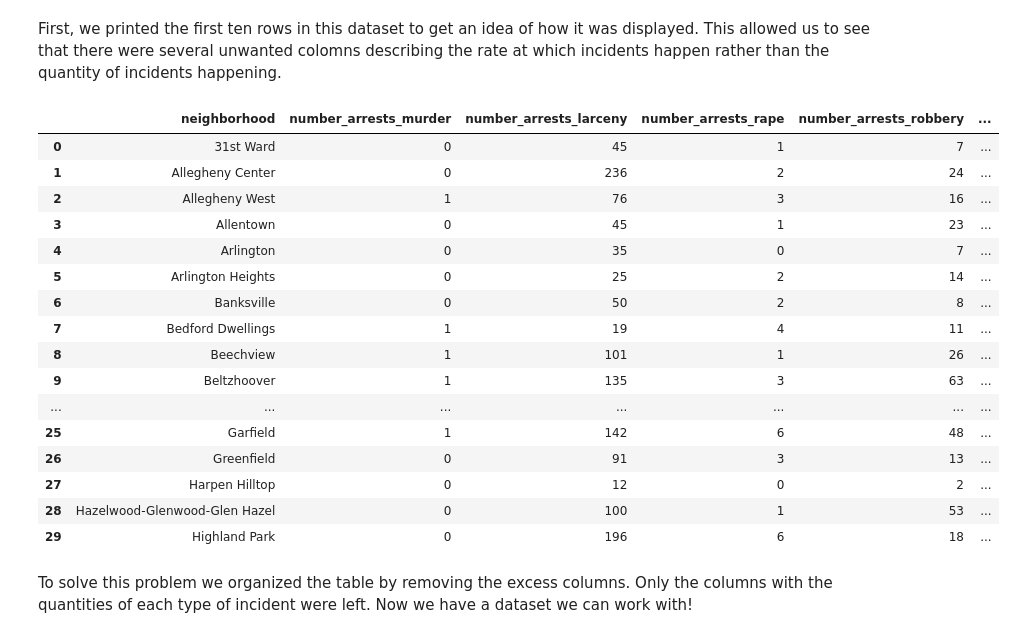
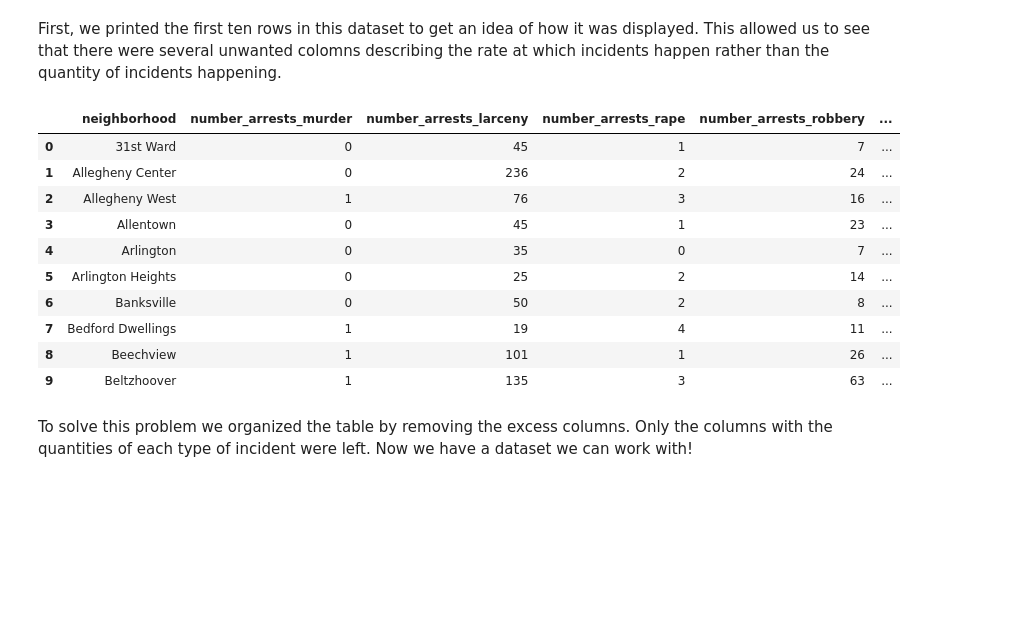
Before and after one commit to joyousjay/CMPINF-0010-Final-Project, a Jupyter notebook: The Panther Central Project.ipynb, the cells around one changed output. Saved outputs shown, nothing was run; the diff lists cells and outputs as text; code cells hidden in the pictures; blank space fills up the shorter version.

```diff
--- a/The Panther Central Project.ipynb
+++ b/The Panther Central Project.ipynb
@@ -14,25 +14,19 @@ First, we printed the first ten rows in this dataset to get an idea of how it wa
 # %%
 import pandas as pd
 pgh_arrests=pd.read_csv("https://data.wprdc.org/dataset/bce15079-618a-4bf3-badf-8aa372c3aea2/resource/8ce92a4b-fa62-45c3-8cee-cc58fefede75/download/arrests-for-major-crimes-1972.csv")
-pgh_arrests[['neighborhood', 'number_arrests_murder','number_arrests_larceny','number_arrests_rape', 'number_arrests_robbery', 'number_arrests_assault','number_arrests_burglary' ]].head(30)
+pgh_arrests[['neighborhood', 'number_arrests_murder','number_arrests_larceny','number_arrests_rape', 'number_arrests_robbery', 'number_arrests_assault','number_arrests_burglary' ]].head(10)
 # %% [output]
 |  | neighborhood | number_arrests_murder | number_arrests_larceny | number_arrests_rape | number_arrests_robbery | ... |
 | 0 | 31st Ward | 0 | 45 | 1 | 7 | ... |
 | 1 | Allegheny Center | 0 | 236 | 2 | 24 | ... |
 | 2 | Allegheny West | 1 | 76 | 3 | 16 | ... |
 | 3 | Allentown | 0 | 45 | 1 | 23 | ... |
 | 4 | Arlington | 0 | 35 | 0 | 7 | ... |
 | 5 | Arlington Heights | 0 | 25 | 2 | 14 | ... |
 | 6 | Banksville | 0 | 50 | 2 | 8 | ... |
 | 7 | Bedford Dwellings | 1 | 19 | 4 | 11 | ... |
 | 8 | Beechview | 1 | 101 | 1 | 26 | ... |
 | 9 | Beltzhoover | 1 | 135 | 3 | 63 | ... |
-| ... | ... | ... | ... | ... | ... | ... |
-| 25 | Garfield | 1 | 142 | 6 | 48 | ... |
-| 26 | Greenfield | 0 | 91 | 3 | 13 | ... |
-| 27 | Harpen Hilltop | 0 | 12 | 0 | 2 | ... |
-| 28 | Hazelwood-Glenwood-Glen Hazel | 0 | 100 | 1 | 53 | ... |
-| 29 | Highland Park | 0 | 196 | 6 | 18 | ... |
 # %% [markdown]
 To solve this problem we organized the table by removing the excess columns. Only the columns with the quantities of each type of incident were left. Now we have a dataset we can work with!
 # %%
```
